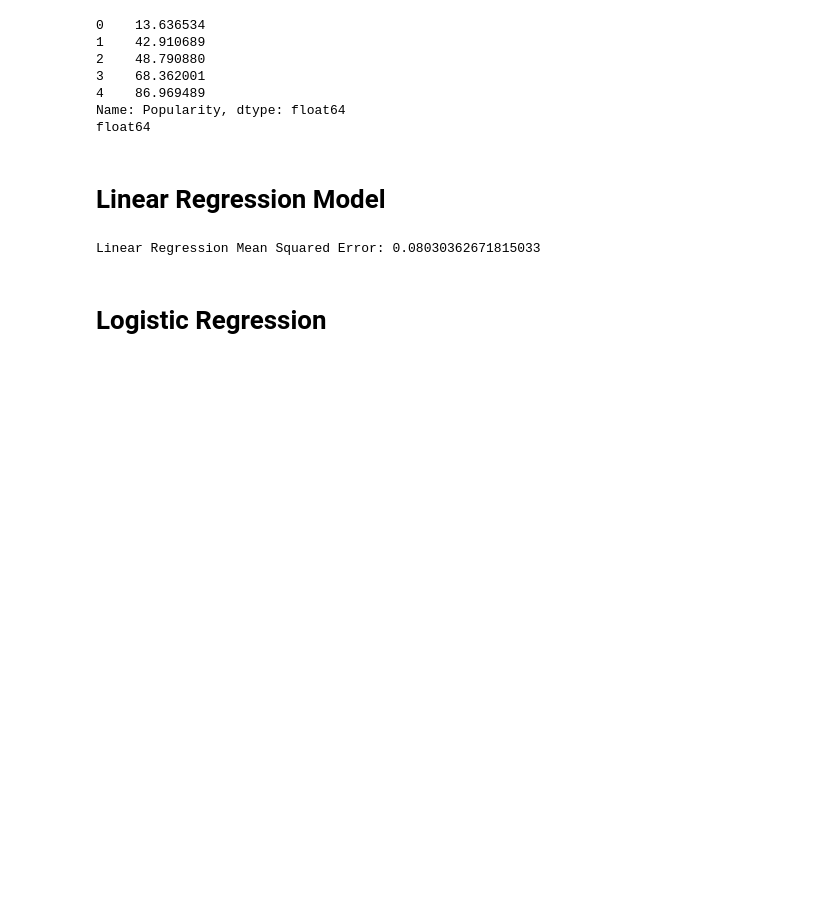
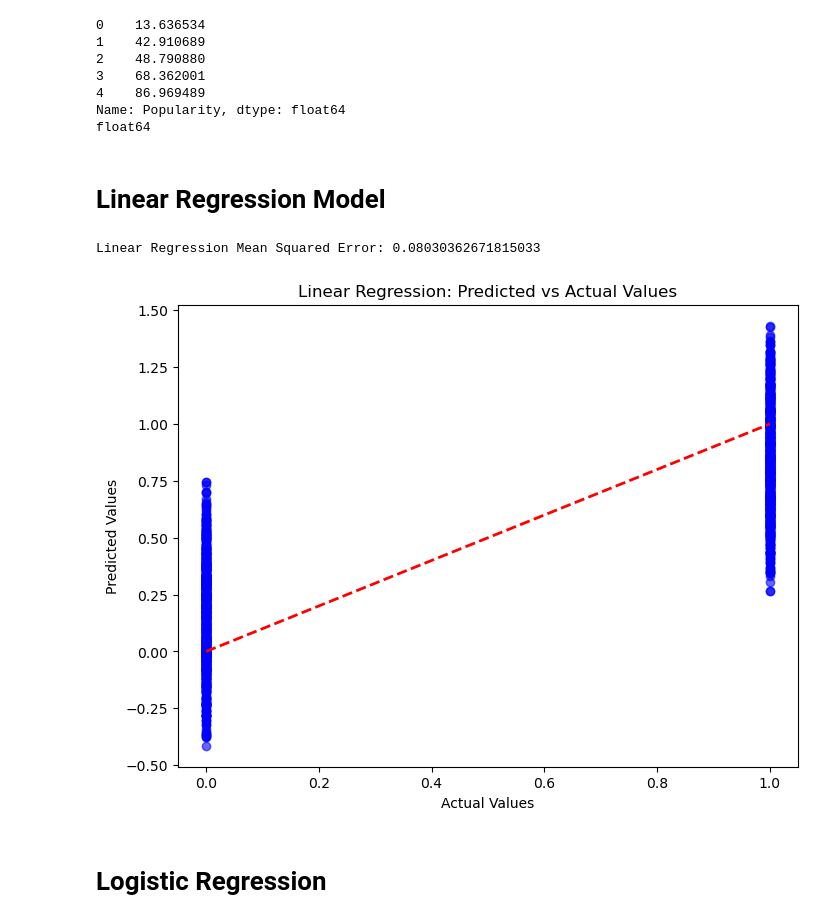
Before and after one commit to LeviAdamMiller/PopProphecies, a Jupyter notebook: pop_predictions.ipynb, the cells around one changed output. Drawn from its saved outputs; the diff is of its cells as text; code cells hidden in the pictures; blank space fills up the shorter version.

```diff
--- a/pop_predictions.ipynb
+++ b/pop_predictions.ipynb
@@ -136,25 +150,36 @@ y = df['Popularity']
 # %%
 from sklearn.linear_model import LinearRegression
 from sklearn.metrics import mean_squared_error, accuracy_score, classification_report, confusion_matrix
 from sklearn.model_selection import train_test_split
 from sklearn.preprocessing import StandardScaler
 
 scaler = StandardScaler()
 X_train, X_test, y_train, y_test = train_test_split(X, y, test_size=0.2, random_state=0)
 
 X_train = scaler.fit_transform(X_train)
 X_test = scaler.transform(X_test)
 
 #instantiate model
 model = LinearRegression()
 model.fit(X_train, y_train)
 
 y_pred = model.predict(X_test)
 
 mse = mean_squared_error(y_test, y_pred)
 print(f"Linear Regression Mean Squared Error: {mse}")
+
+import matplotlib.pyplot as plt
+
+plt.figure(figsize=(8, 6))
+plt.scatter(y_test, y_pred, alpha=0.6, color='blue')
+plt.plot([min(y_test), max(y_test)], [min(y_test), max(y_test)], color='red', linestyle='--', linewidth=2)  # 45-degree line
+plt.xlabel("Actual Values")
+plt.ylabel("Predicted Values")
+plt.title("Linear Regression: Predicted vs Actual Values")
+plt.show()
 # %% [output]
 Linear Regression Mean Squared Error: 0.08030362671815033
+[figure, added]
 # %% [markdown]
 # Logistic Regression
 # %%
```
Also changed, not shown: parts of 10 cells of this notebook.
